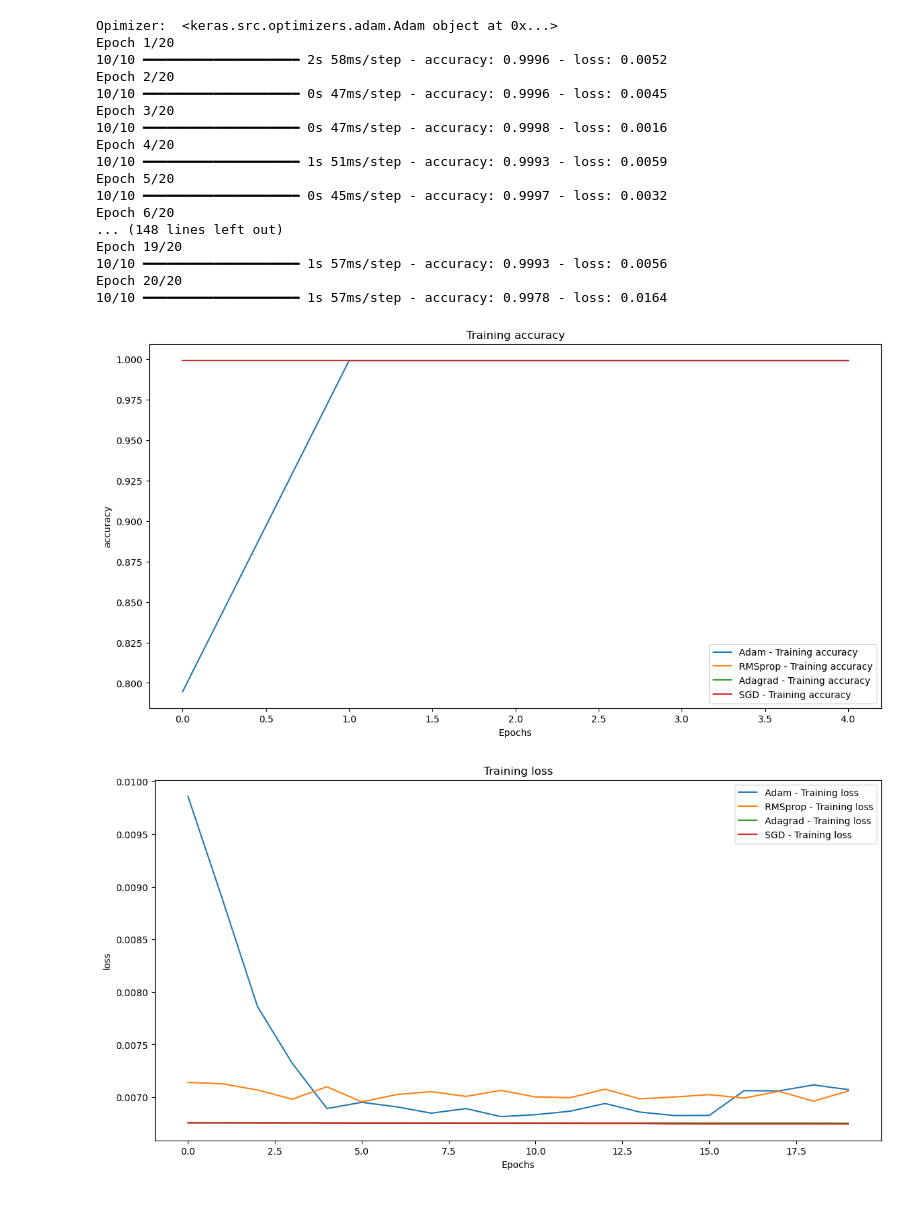
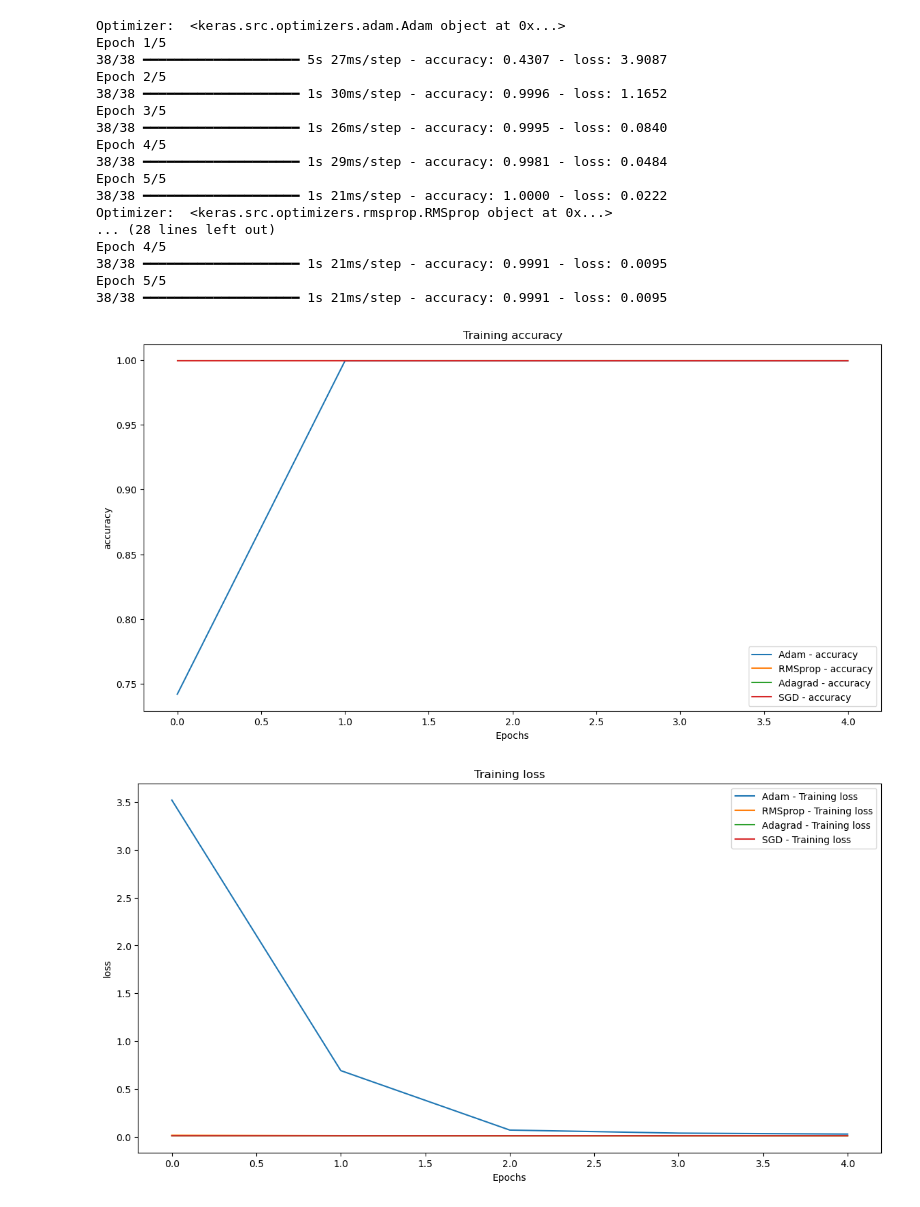
Before and after one commit to chakryaros/IDC6146, a Jupyter notebook: Project_Group2_RNN_model.ipynb, the cells around one changed output. Drawn from its saved outputs; the diff is of its cells as text; code cells hidden in the pictures.

Commit message:
Added visuals

```diff
--- a/Project_Group2_RNN_model.ipynb
+++ b/Project_Group2_RNN_model.ipynb
@@ -29,13 +29,13 @@ num_classes = X_train.shape[1]
 y_train = to_categorical(y_train, num_classes)
 # %%
 model = Sequential()
-model.add(LSTM(128, input_shape=(X_train.shape[1], 1)))
+model.add(LSTM(32, input_shape=(X_train.shape[1], 1)))
 model.add(Dense(num_classes, activation='softmax'))
 # %%
 def build_model(x_train, y_train, optimizer, model):
-    print("Opimizer: ", optimizer)
+    print("Optimizer: ", optimizer)
     model.compile(loss="categorical_crossentropy", optimizer=optimizer, metrics = ['accuracy'])
-    history = model.fit(x_train, y_train, batch_size=128, epochs=20)
+    history = model.fit(x_train, y_train, batch_size=32, epochs=5)
     return model, history
 # %%
 from tensorflow.keras.optimizers import Adam, RMSprop, SGD, Adagrad
@@ -46,40 +46,42 @@ adagrad_model, adagrad_rnn_history = build_model(X_train, y_train,
 sgd_model, sgd_rnn_history = build_model(X_train, y_train,
                                              SGD(), model)
 # %% [output]
-Opimizer:  <keras.src.optimizers.adam.Adam object at 0x...>
-Epoch 1/20
-10/10 ━━━━━━━━━━━━━━━━━━━━ 2s 58ms/step - accuracy: 0.9996 - loss: 0.0052
-Epoch 2/20
-10/10 ━━━━━━━━━━━━━━━━━━━━ 0s 47ms/step - accuracy: 0.9996 - loss: 0.0045
-Epoch 3/20
-10/10 ━━━━━━━━━━━━━━━━━━━━ 0s 47ms/step - accuracy: 0.9998 - loss: 0.0016
-Epoch 4/20
-10/10 ━━━━━━━━━━━━━━━━━━━━ 1s 51ms/step - accuracy: 0.9993 - loss: 0.0059
-Epoch 5/20
-10/10 ━━━━━━━━━━━━━━━━━━━━ 0s 45ms/step - accuracy: 0.9997 - loss: 0.0032
-Epoch 6/20
-... (148 lines left out)
-Epoch 19/20
-10/10 ━━━━━━━━━━━━━━━━━━━━ 1s 57ms/step - accuracy: 0.9993 - loss: 0.0056
-Epoch 20/20
-10/10 ━━━━━━━━━━━━━━━━━━━━ 1s 57ms/step - accuracy: 0.9978 - loss: 0.0164
+Optimizer:  <keras.src.optimizers.adam.Adam object at 0x...>
+Epoch 1/5
+38/38 ━━━━━━━━━━━━━━━━━━━━ 5s 27ms/step - accuracy: 0.4307 - loss: 3.9087
+Epoch 2/5
+38/38 ━━━━━━━━━━━━━━━━━━━━ 1s 30ms/step - accuracy: 0.9996 - loss: 1.1652
+Epoch 3/5
+38/38 ━━━━━━━━━━━━━━━━━━━━ 1s 26ms/step - accuracy: 0.9995 - loss: 0.0840
+Epoch 4/5
+38/38 ━━━━━━━━━━━━━━━━━━━━ 1s 29ms/step - accuracy: 0.9981 - loss: 0.0484
+Epoch 5/5
+38/38 ━━━━━━━━━━━━━━━━━━━━ 1s 21ms/step - accuracy: 1.0000 - loss: 0.0222
+Optimizer:  <keras.src.optimizers.rmsprop.RMSprop object at 0x...>
+... (28 lines left out)
+Epoch 4/5
+38/38 ━━━━━━━━━━━━━━━━━━━━ 1s 21ms/step - accuracy: 0.9991 - loss: 0.0095
+Epoch 5/5
+38/38 ━━━━━━━━━━━━━━━━━━━━ 1s 21ms/step - accuracy: 0.9991 - loss: 0.0095
 # %%
-# Function to plot training accuracy
+# Function to plot training loss
 def plot_accuracy(histories, optimizer_names):
     plt.figure(figsize=(14, 7))
 
     for history, name in zip(histories, optimizer_names):
-        plt.plot(history.history['accuracy'], label=f'{name} - Training accuracy')
+        plt.plot(history.history['accuracy'], label=f'{name} - accuracy')
 
     plt.title('Training accuracy')
     plt.xlabel('Epochs')
     plt.ylabel('accuracy')
     plt.legend()
     plt.show()
 
+# Plot the results
+histories = [adam_rnn_history, rmsprop_rnn_history, adagrad_rnn_history, sgd_rnn_history]
 plot_accuracy(histories, ['Adam', 'RMSprop', 'Adagrad', 'SGD'])
 # %% [output]
-[figure, old version]
+[figure, new version]
 # %%
 # Function to plot training loss
 def plot_loss(histories, optimizer_names):
@@ -98,4 +100,4 @@ def plot_loss(histories, optimizer_names):
 histories = [adam_rnn_history, rmsprop_rnn_history, adagrad_rnn_history, sgd_rnn_history]
 plot_loss(histories, ['Adam', 'RMSprop', 'Adagrad', 'SGD'])
 # %% [output]
-[figure, old version]
+[figure, new version]
```
Also changed, not shown: 1 other file.
